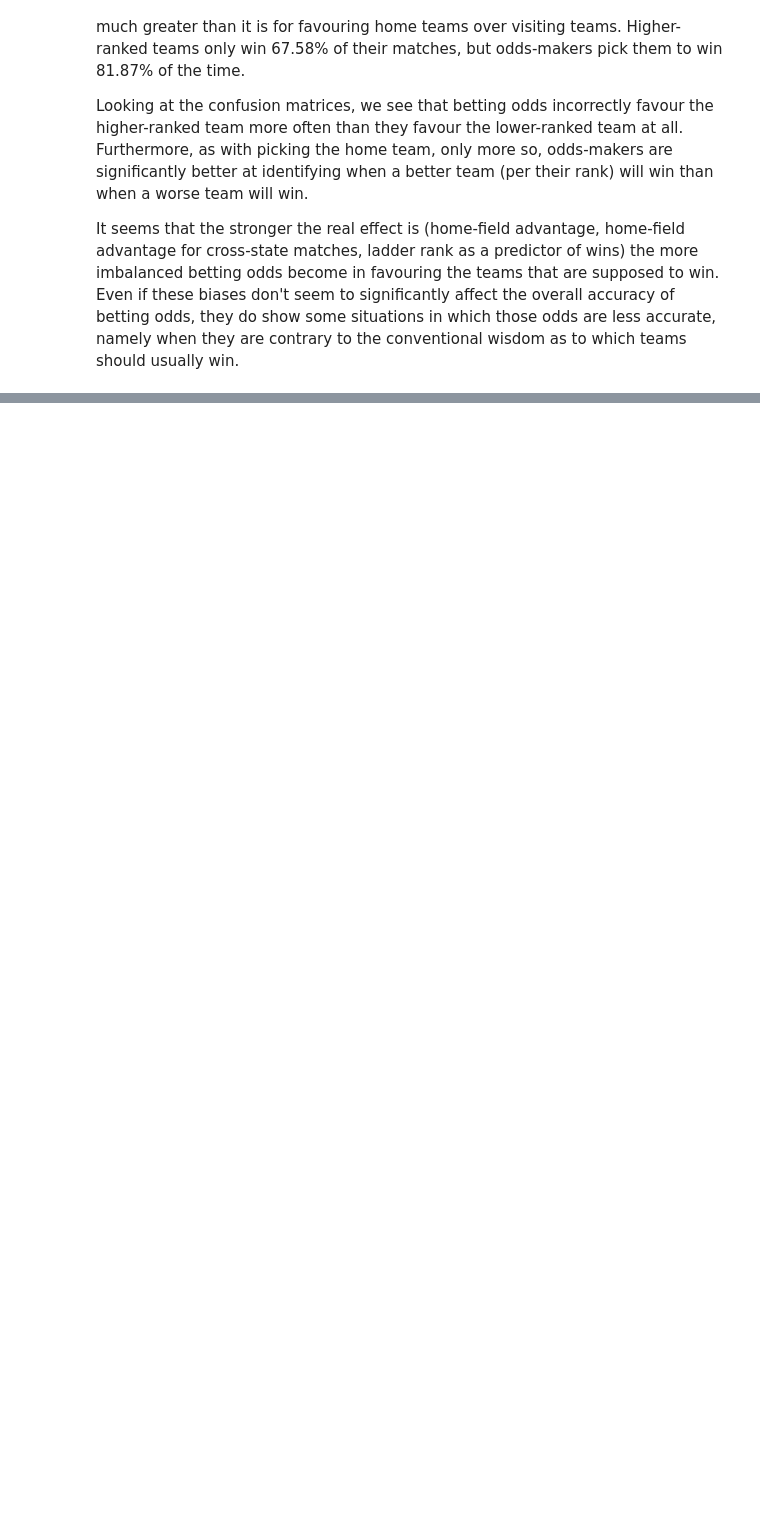
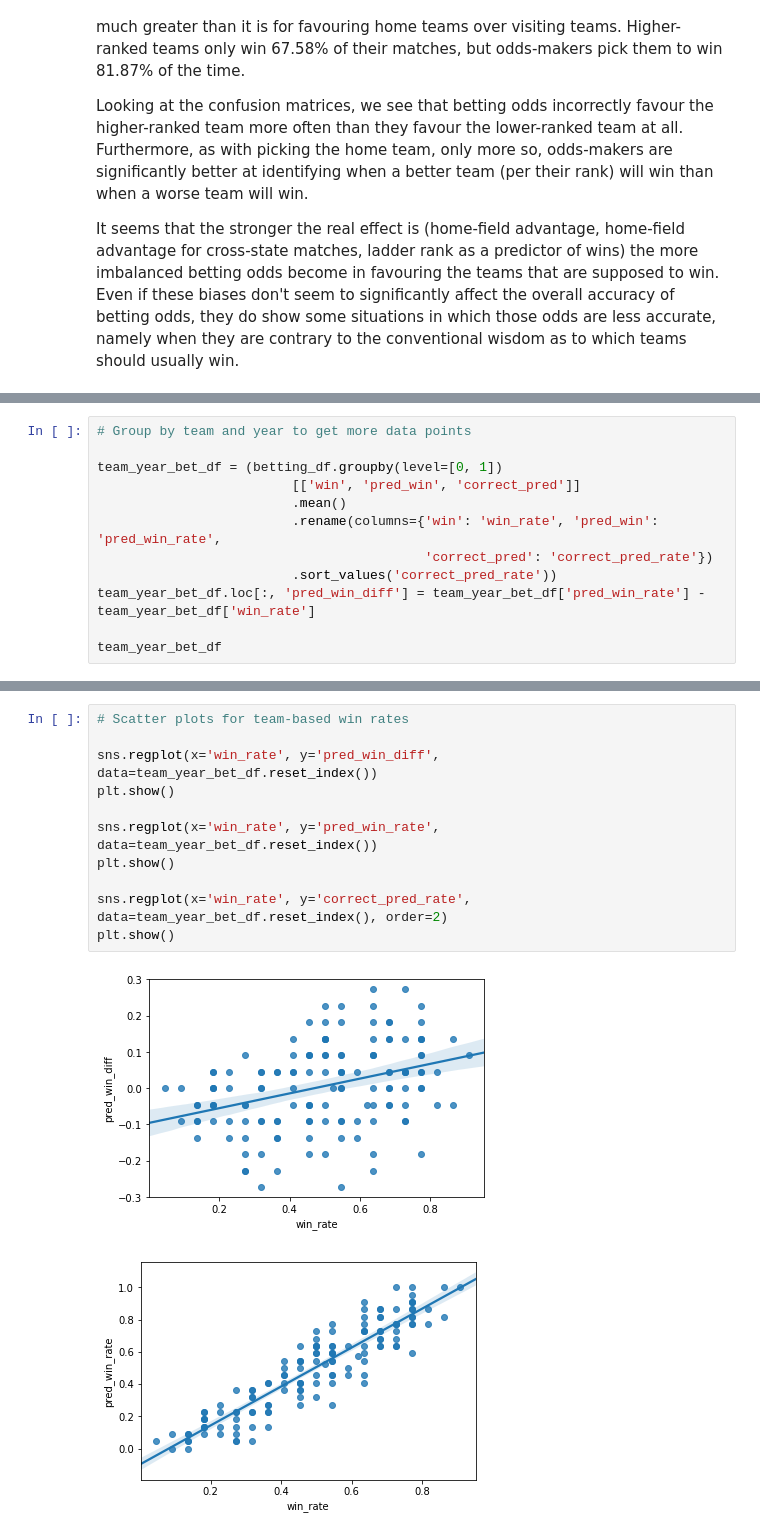
Before and after one commit to cfranklin11/footy-tipper, a Jupyter notebook: experiments/notebooks/1.0-analysis-of-heuristics.ipynb, the cells around one changed output, grey strips where cells are left out. Cells and saved outputs as stored; diff of their text form; blank space fills up the shorter version.

```diff
--- a/experiments/notebooks/1.0-analysis-of-heuristics.ipynb
+++ b/experiments/notebooks/1.0-analysis-of-heuristics.ipynb
@@ -474,0 +490,12 @@ It seems that the stronger the real effect is (home-field advantage, home-field
+# %%
+# Group by team and year to get more data points
+
+team_year_bet_df = (betting_df.groupby(level=[0, 1])
+                         [['win', 'pred_win', 'correct_pred']]
+                         .mean()
+                         .rename(columns={'win': 'win_rate', 'pred_win': 'pred_win_rate',
+                                          'correct_pred': 'correct_pred_rate'})
+                         .sort_values('correct_pred_rate'))
+team_year_bet_df.loc[:, 'pred_win_diff'] = team_year_bet_df['pred_win_rate'] - team_year_bet_df['win_rate']
+
+team_year_bet_df
@@ -474,0 +522,14 @@ It seems that the stronger the real effect is (home-field advantage, home-field
+# %%
+# Scatter plots for team-based win rates
+
+sns.regplot(x='win_rate', y='pred_win_diff', data=team_year_bet_df.reset_index())
+plt.show()
+
+sns.regplot(x='win_rate', y='pred_win_rate', data=team_year_bet_df.reset_index())
+plt.show()
+
+sns.regplot(x='win_rate', y='correct_pred_rate', data=team_year_bet_df.reset_index(), order=2)
+plt.show()
+# %% [output]
+[figure, added]
+[figure, added]
```
Also changed, not shown: parts of 27 cells of this notebook, 1 other file.
